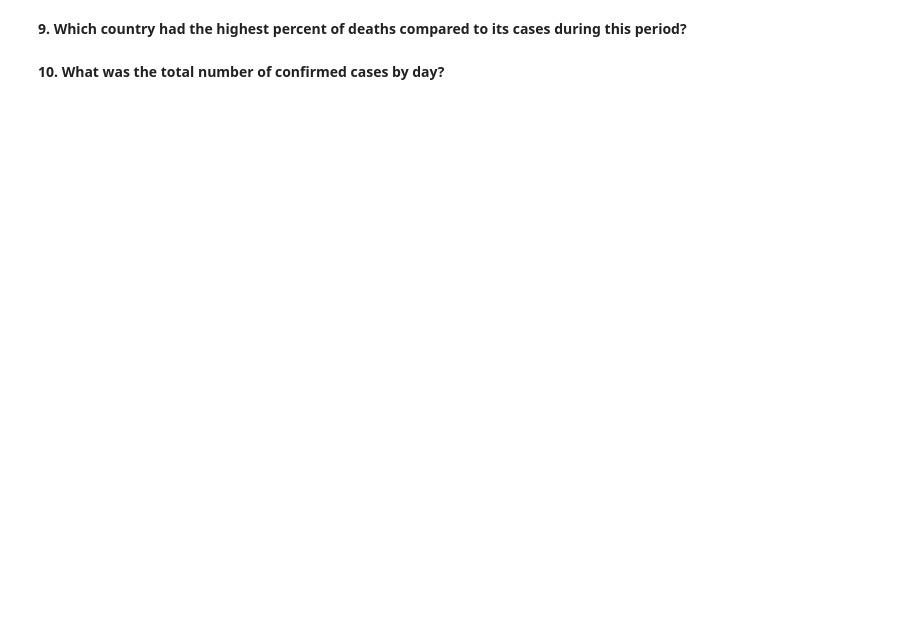
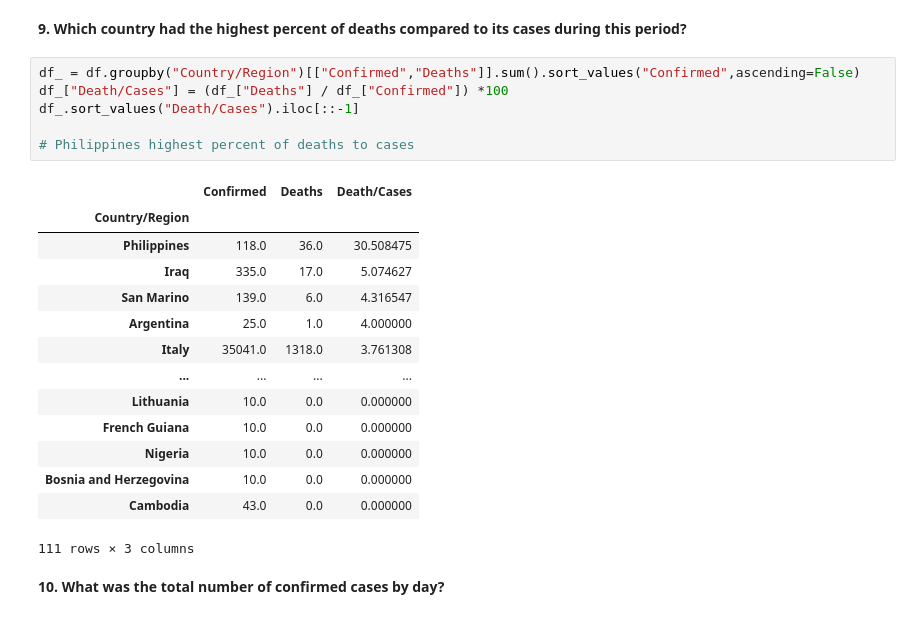
Before and after one commit to FaustoRosado/I2020_DS, a Jupyter notebook: week-017/week-17-project.ipynb, the cells around one changed output. Drawn from its saved outputs; the diff is of its cells as text; blank space fills up the shorter version.

```diff
--- a/week-017/week-17-project.ipynb
+++ b/week-017/week-17-project.ipynb
@@ -216,4 +473,25 @@ df.head()
 # %% [markdown]
 **9. Which country had the highest percent of deaths compared to its cases during this period?**
+# %%
+df_ = df.groupby("Country/Region")[["Confirmed","Deaths"]].sum().sort_values("Confirmed",ascending=False)
+df_["Death/Cases"] = (df_["Deaths"] / df_["Confirmed"]) *100
+df_.sort_values("Death/Cases").iloc[::-1]
+
+# Philippines highest percent of deaths to cases
+# %% [output]
+|  | Confirmed | Deaths | Death/Cases |
+| Country/Region |  |  |  |
+| Philippines | 118.0 | 36.0 | 30.508475 |
+| Iraq | 335.0 | 17.0 | 5.074627 |
+| San Marino | 139.0 | 6.0 | 4.316547 |
+| Argentina | 25.0 | 1.0 | 4.000000 |
+| Italy | 35041.0 | 1318.0 | 3.761308 |
+| ... | ... | ... | ... |
+| Lithuania | 10.0 | 0.0 | 0.000000 |
+| French Guiana | 10.0 | 0.0 | 0.000000 |
+| Nigeria | 10.0 | 0.0 | 0.000000 |
+| Bosnia and Herzegovina | 10.0 | 0.0 | 0.000000 |
+| Cambodia | 43.0 | 0.0 | 0.000000 |
+111 rows × 3 columns
 # %% [markdown]
 **10. What was the total number of confirmed cases by day?**
```
Also changed, not shown: parts of 26 cells of this notebook.
